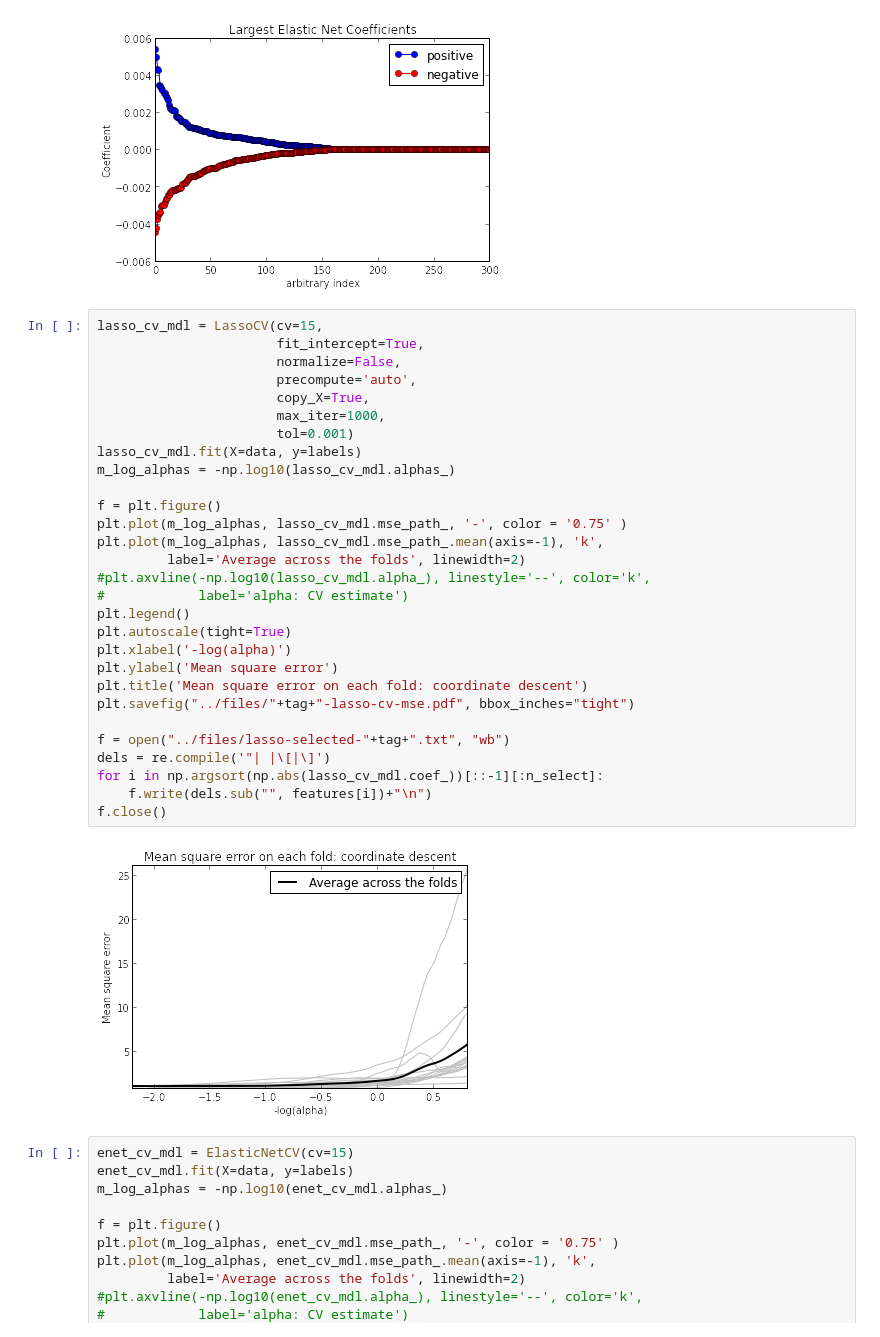
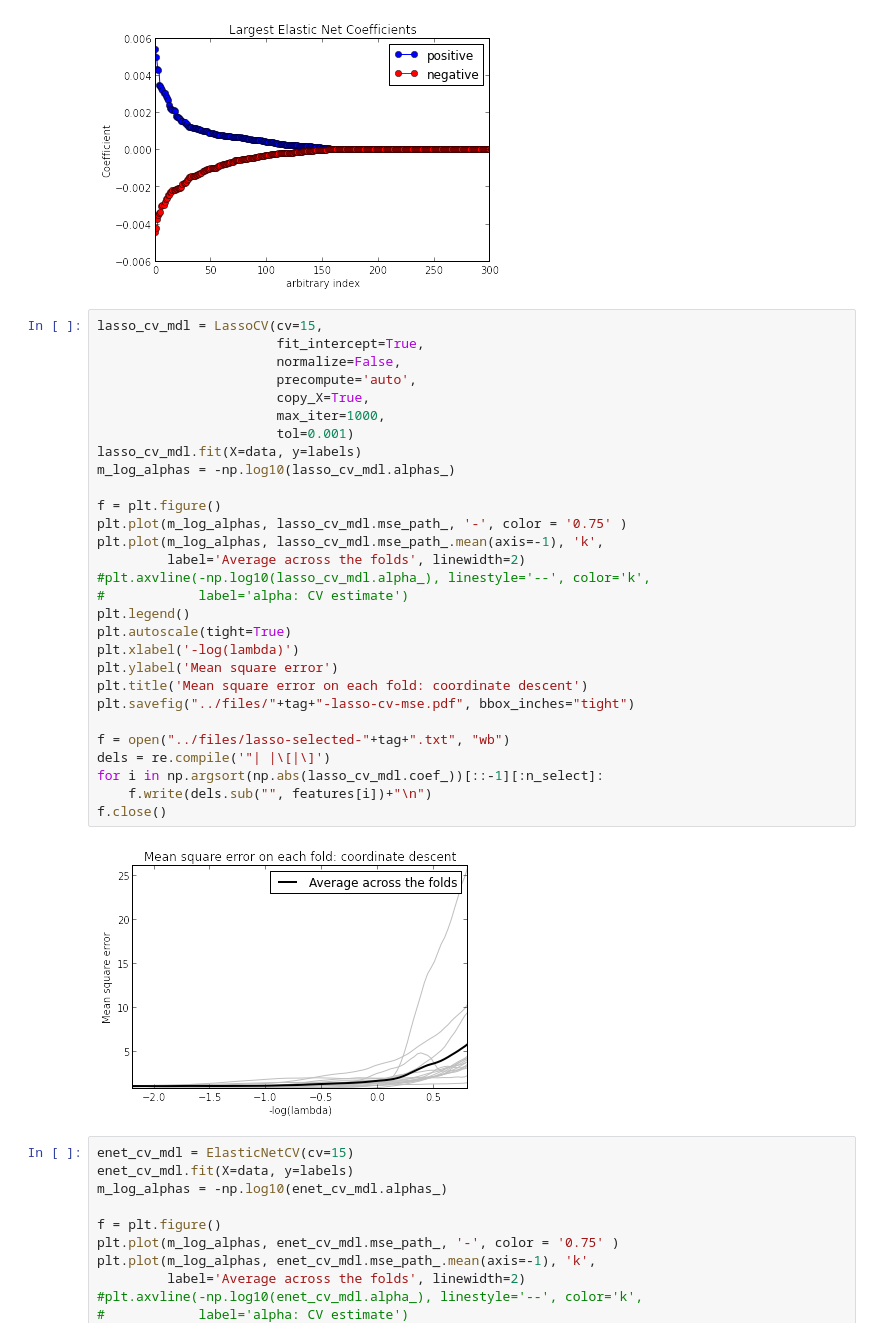
Before and after one commit to gditzler/BigLS2014-Code, a Jupyter notebook: notebook/L1Normalizations.ipynb, the cells around one changed output. Saved outputs shown, nothing was run; the diff lists cells and outputs as text.

Commit message:
updated the plot titel

```diff
--- a/notebook/L1Normalizations.ipynb
+++ b/notebook/L1Normalizations.ipynb
@@ -69,34 +69,34 @@ plt.savefig("../files/"+tag+"-enet-coeff.pdf", bbox_inches="tight")
 # %%
 lasso_cv_mdl = LassoCV(cv=15,
                        fit_intercept=True,
                        normalize=False,
                        precompute='auto',
                        copy_X=True,
                        max_iter=1000,
                        tol=0.001)
 lasso_cv_mdl.fit(X=data, y=labels)
 m_log_alphas = -np.log10(lasso_cv_mdl.alphas_)
 
 f = plt.figure()
 plt.plot(m_log_alphas, lasso_cv_mdl.mse_path_, '-', color = '0.75' )
 plt.plot(m_log_alphas, lasso_cv_mdl.mse_path_.mean(axis=-1), 'k',
          label='Average across the folds', linewidth=2)
 #plt.axvline(-np.log10(lasso_cv_mdl.alpha_), linestyle='--', color='k',
 #            label='alpha: CV estimate')
 plt.legend()
 plt.autoscale(tight=True)
-plt.xlabel('-log(alpha)')
+plt.xlabel('-log(lambda)')
 plt.ylabel('Mean square error')
 plt.title('Mean square error on each fold: coordinate descent')
 plt.savefig("../files/"+tag+"-lasso-cv-mse.pdf", bbox_inches="tight")
 
 f = open("../files/lasso-selected-"+tag+".txt", "wb")
 dels = re.compile('"| |\[|\]')
 for i in np.argsort(np.abs(lasso_cv_mdl.coef_))[::-1][:n_select]:
     f.write(dels.sub("", features[i])+"\n")
 f.close()
 # %% [output]
-[figure, old version]
+[figure, new version]
 # %%
 enet_cv_mdl = ElasticNetCV(cv=15)
 enet_cv_mdl.fit(X=data, y=labels)
```
Also changed, not shown: 1 other file.
